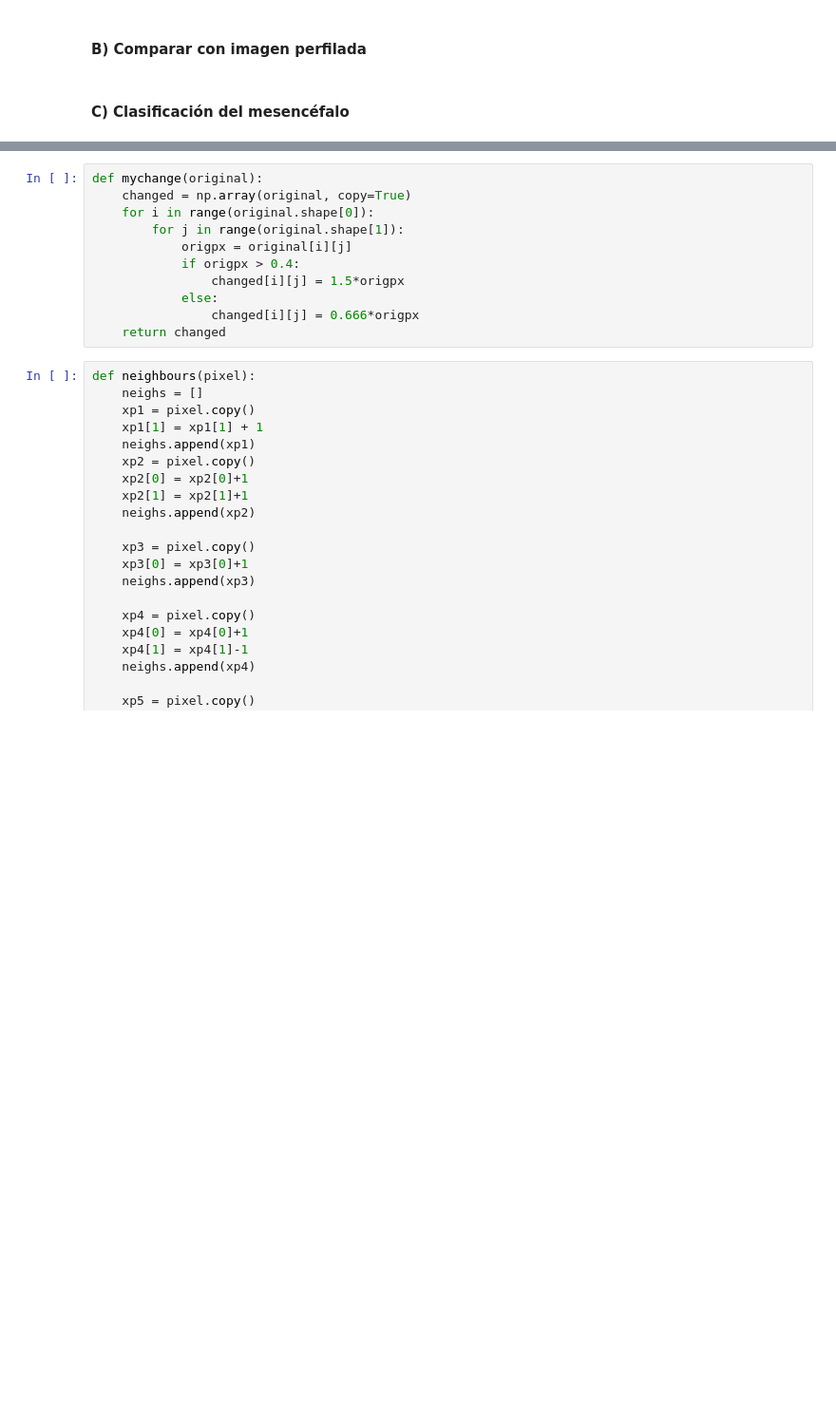
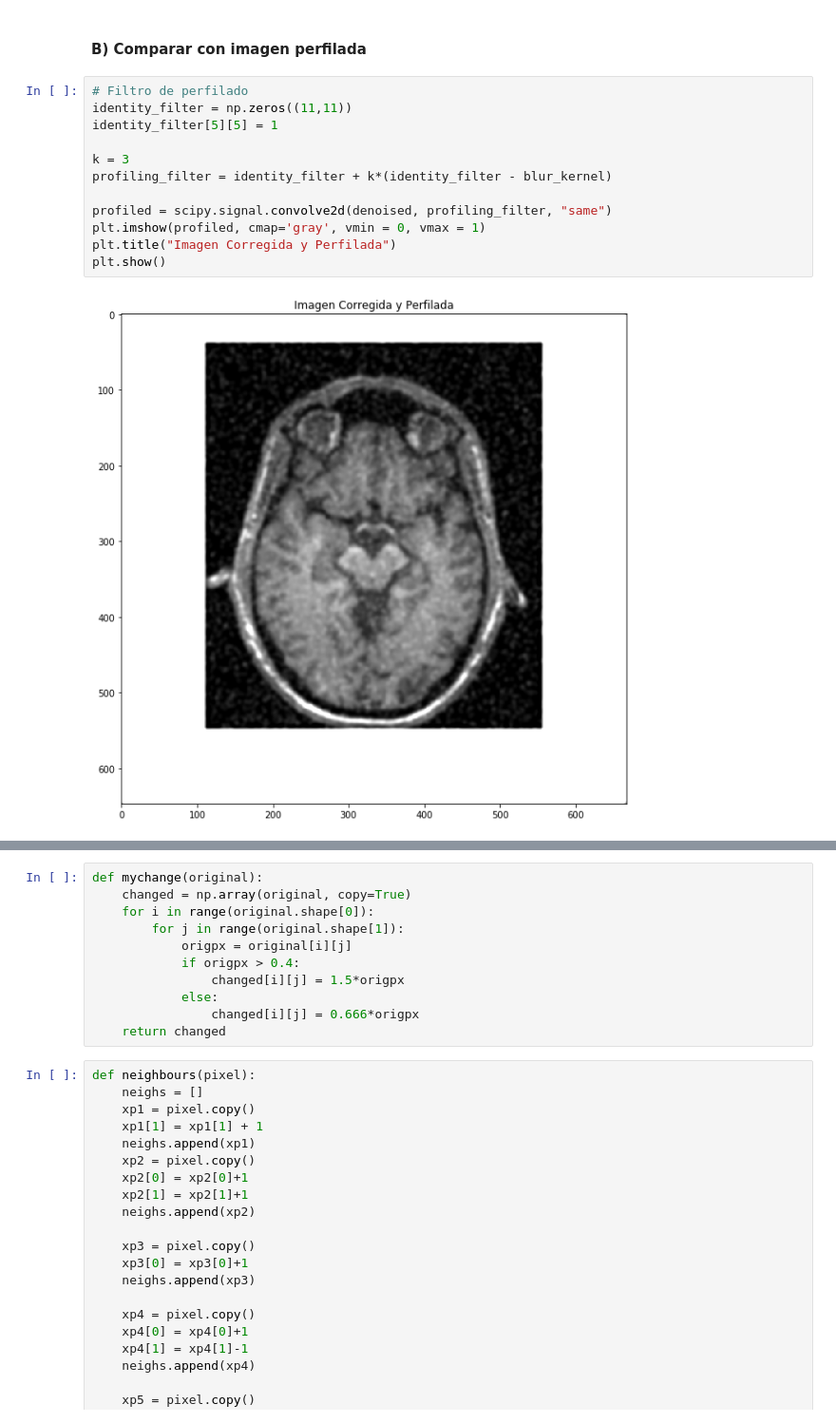
Before and after one commit to javierdiegof/Patrones-Cerebro, a Jupyter notebook: cerebro.ipynb, the cells around one changed output, grey strips where cells are left out. Shown at 95% size. Saved outputs shown, nothing was run; the diff lists cells and outputs as text; blank space fills up the shorter version.

Commit message:
Añadido perfilado y mediciones

```diff
--- a/cerebro.ipynb
+++ b/cerebro.ipynb
@@ -96,4 +102,16 @@ plt.show()
 # %% [markdown]
 #### B) Comparar con imagen perfilada
-# %% [markdown]
-#### C) Clasificación del mesencéfalo
+# %%
+# Filtro de perfilado
+identity_filter = np.zeros((11,11))
+identity_filter[5][5] = 1
+
+k = 3
+profiling_filter = identity_filter + k*(identity_filter - blur_kernel)
+
+profiled = scipy.signal.convolve2d(denoised, profiling_filter, "same")
+plt.imshow(profiled, cmap='gray', vmin = 0, vmax = 1)
+plt.title("Imagen Corregida y Perfilada")
+plt.show()
+# %% [output]
+[figure, added]
```
Also changed, not shown: parts of 11 cells of this notebook.
